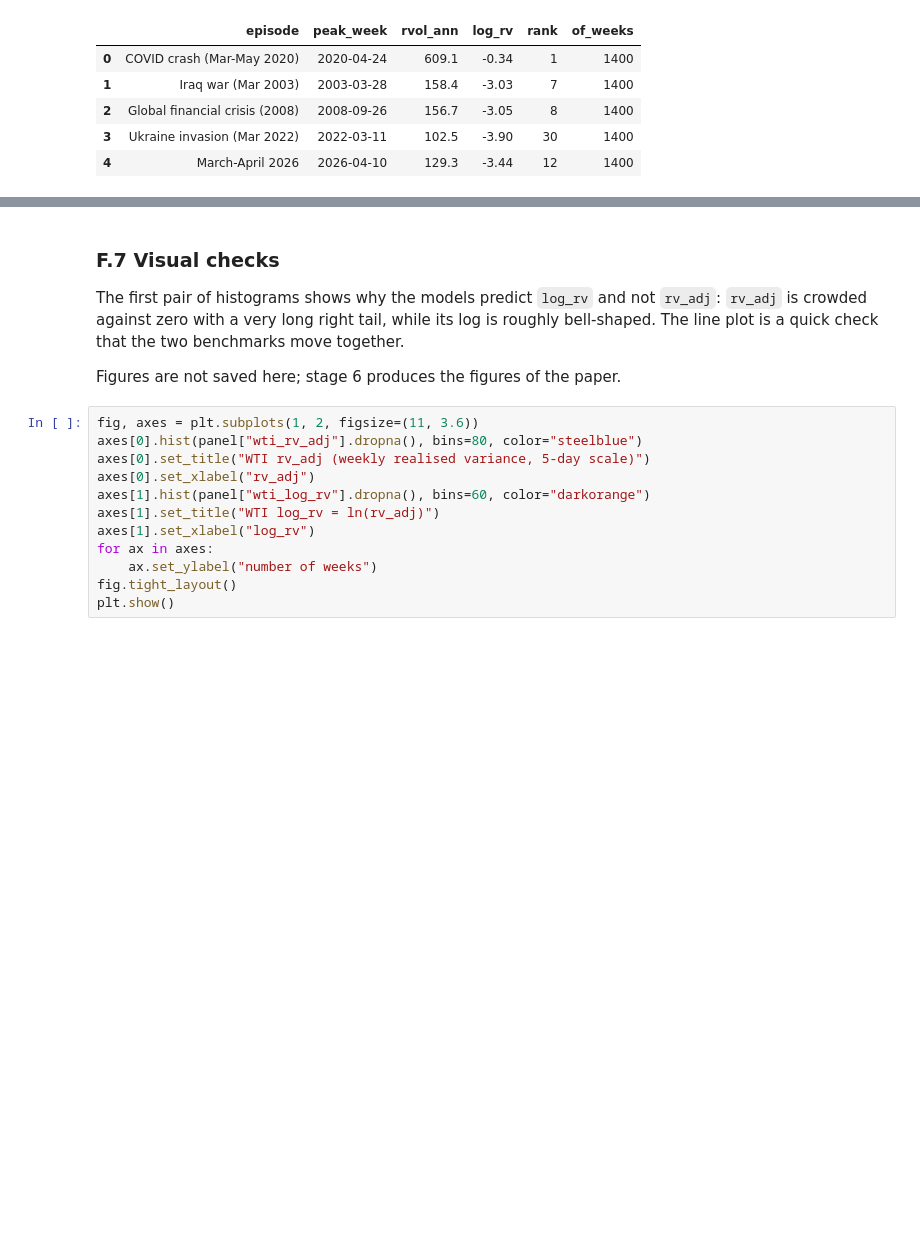
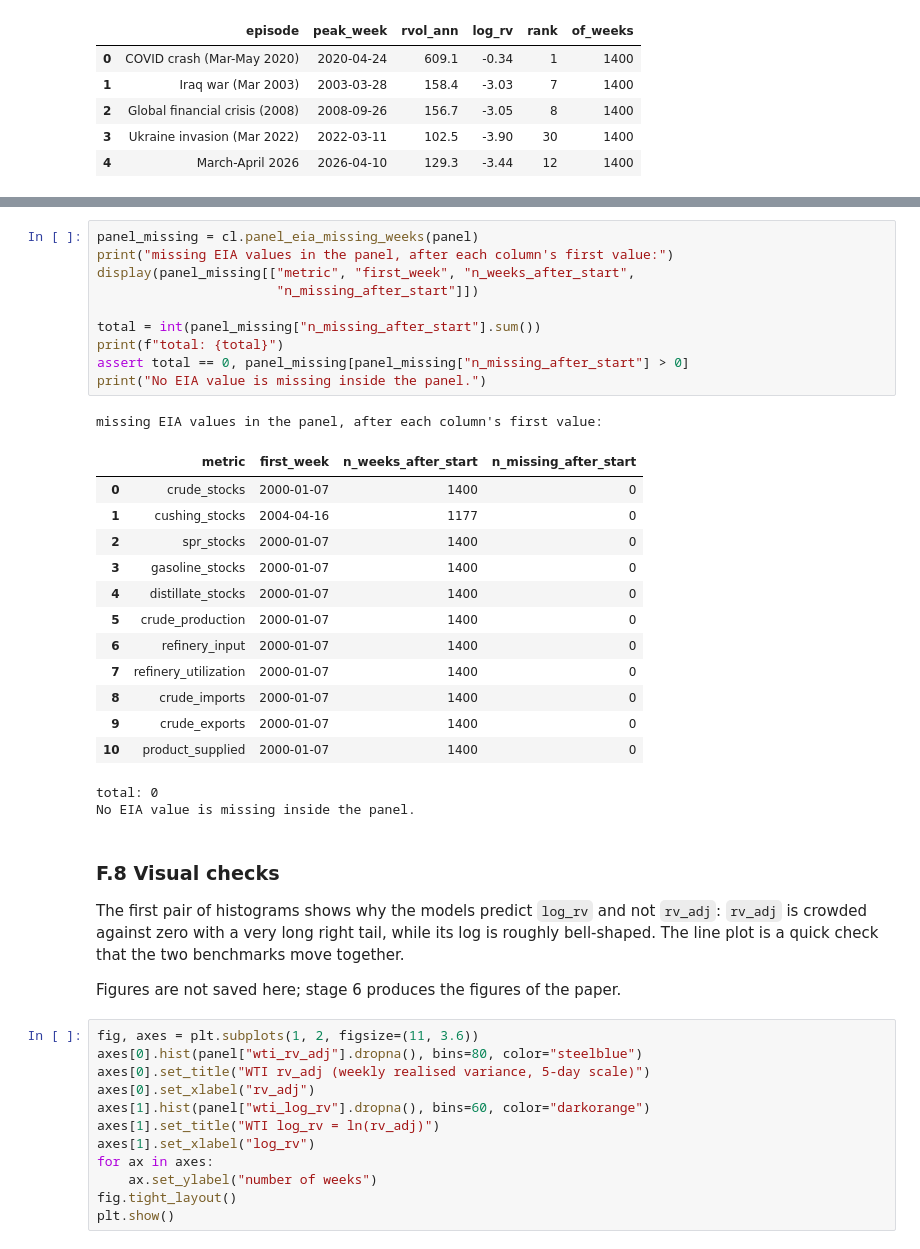
Before and after one commit to yaz212id/ADA-project, a Jupyter notebook: notebooks/02_clean_data.ipynb, the cells around one changed output, grey strips where cells are left out. Saved outputs shown, nothing was run; the diff lists cells and outputs as text; blank space fills up the shorter version.

```diff
--- a/notebooks/02_clean_data.ipynb
+++ b/notebooks/02_clean_data.ipynb
@@ -670,5 +772,31 @@ pd.DataFrame(rows)
+# %%
+panel_missing = cl.panel_eia_missing_weeks(panel)
+print("missing EIA values in the panel, after each column's first value:")
+display(panel_missing[["metric", "first_week", "n_weeks_after_start",
+                       "n_missing_after_start"]])
+
+total = int(panel_missing["n_missing_after_start"].sum())
+print(f"total: {total}")
+assert total == 0, panel_missing[panel_missing["n_missing_after_start"] > 0]
+print("No EIA value is missing inside the panel.")
+# %% [output]
+missing EIA values in the panel, after each column's first value:
+|  | metric | first_week | n_weeks_after_start | n_missing_after_start |
+| 0 | crude_stocks | 2000-01-07 | 1400 | 0 |
+| 1 | cushing_stocks | 2004-04-16 | 1177 | 0 |
+| 2 | spr_stocks | 2000-01-07 | 1400 | 0 |
+| 3 | gasoline_stocks | 2000-01-07 | 1400 | 0 |
+| 4 | distillate_stocks | 2000-01-07 | 1400 | 0 |
+| 5 | crude_production | 2000-01-07 | 1400 | 0 |
+| 6 | refinery_input | 2000-01-07 | 1400 | 0 |
+| 7 | refinery_utilization | 2000-01-07 | 1400 | 0 |
+| 8 | crude_imports | 2000-01-07 | 1400 | 0 |
+| 9 | crude_exports | 2000-01-07 | 1400 | 0 |
+| 10 | product_supplied | 2000-01-07 | 1400 | 0 |
+total: 0
+No EIA value is missing inside the panel.
 # %% [markdown]
-### F.7 Visual checks
+### F.8 Visual checks
 
 The first pair of histograms shows why the models predict `log_rv` and not `rv_adj`:
 `rv_adj` is crowded against zero with a very long right tail, while its log is roughly
```
Also changed, not shown: parts of 10 cells of this notebook, 7 other files.
